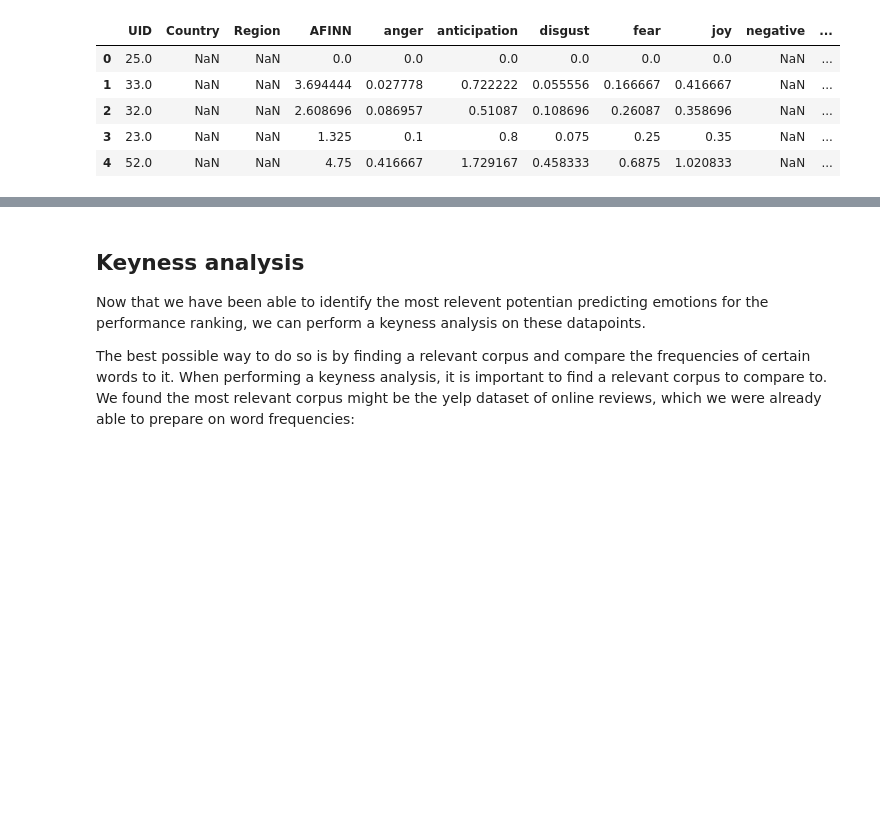
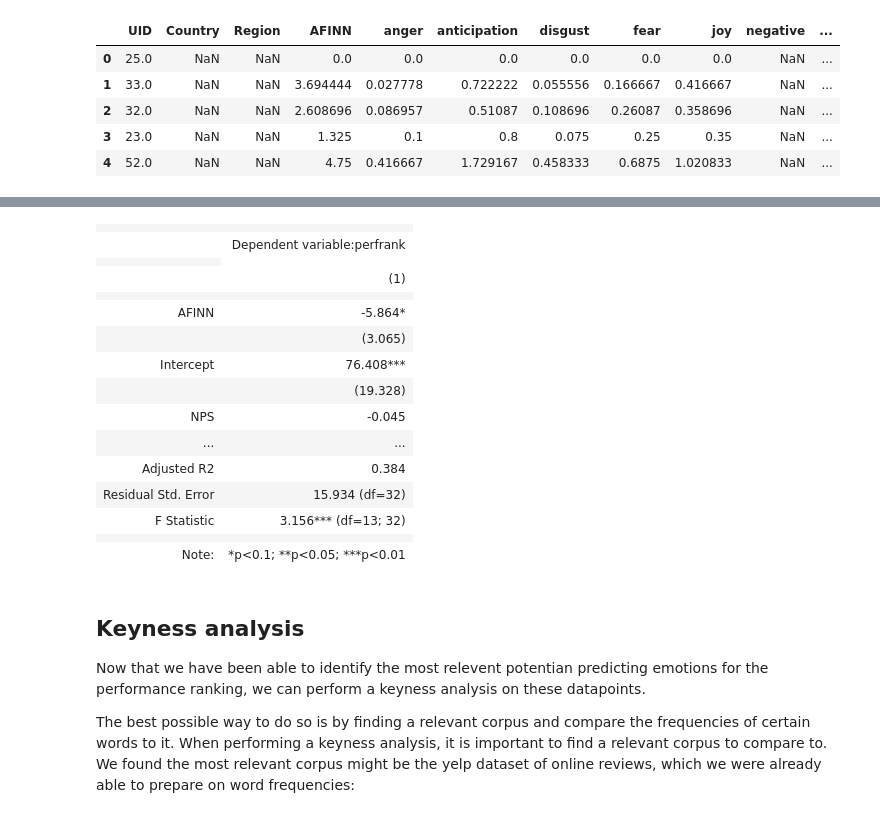
Before and after one commit to JamesArthemeusFinnigan/SBP55_IWC, a Jupyter notebook: SBP55 Sentiment, Emotional and Keyness Analysis.ipynb, the cells around one changed output, grey strips where cells are left out. Cells and saved outputs as stored; diff of their text form; code cells hidden in the pictures; blank space fills up the shorter version.

```diff
--- a/SBP55 Sentiment, Emotional and Keyness Analysis.ipynb
+++ b/SBP55 Sentiment, Emotional and Keyness Analysis.ipynb
@@ -126,3 +145,26 @@ df_perBTQ.head()
+# %%
+results = smf.ols("perfrank ~ AFINN + NPS + anger + anticipation + disgust + fear + joy + trust + location + noe", data=df_perf).fit()
+# %%
+stargazer = Stargazer([results])
+# %%
+HTML(stargazer.render_html())
+# %% [output]
+|  |  |
+|  | Dependent variable:perfrank |
+|  |
+|  | (1) |
+|  |  |
+| AFINN | -5.864* |
+|  | (3.065) |
+| Intercept | 76.408*** |
+|  | (19.328) |
+| NPS | -0.045 |
+| ... | ... |
+| Adjusted R2 | 0.384 |
+| Residual Std. Error | 15.934 (df=32) |
+| F Statistic | 3.156*** (df=13; 32) |
+|  |  |
+| Note: | *p<0.1; **p<0.05; ***p<0.01 |
 # %% [markdown]
 ## Keyness analysis
 
```
Also changed, not shown: parts of 4 cells of this notebook.
